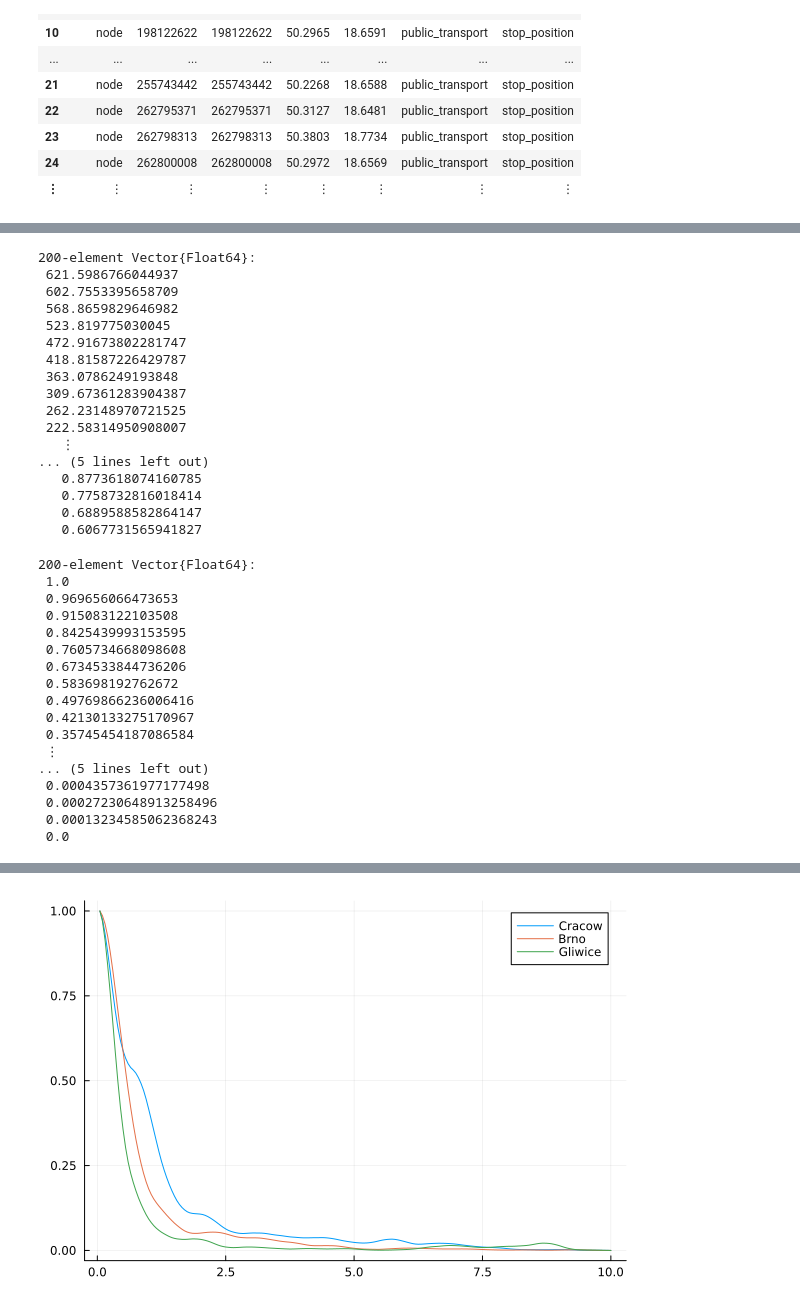
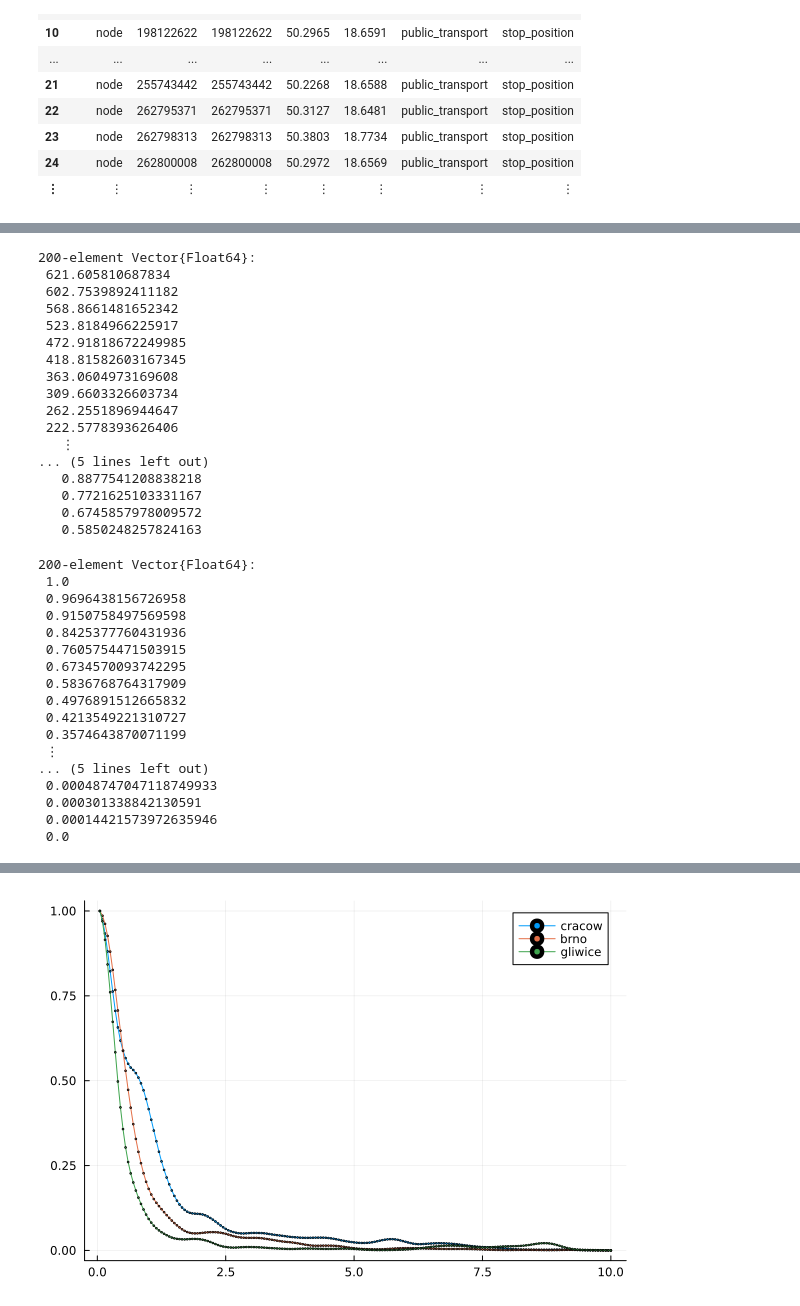
Before and after one commit to AdamKasinski/walkability_analyses, a Jupyter notebook: example.ipynb, the cells around one changed output, grey strips where cells are left out. Cells and saved outputs as stored; diff of their text form; code cells hidden in the pictures.

```diff
--- a/example.ipynb
+++ b/example.ipynb
@@ -18,0 +31,3 @@ download_data("Gliwice")
+# %%
+a = "123"
+string(a,".asd")
@@ -66,7 +83,7 @@ AttractivenessSpatIndex{AttractivenessMetaPOI, typeof(get_attractiveness_group)}
  15385 │ relation   16886436  11459302937  50.3089  18.6765  leisure
                                                 4 columns and 15370 rows omitted, LLA(50.29498751707507, 18.747678506181344, 0.0), [:education, :entertainment, :healthcare, :leisure, :parking, :restau ...
 # %%
-points_cracow = generate_sectors(200,50,center_cracow,100)
-points_brno = generate_sectors(200,50,center_brno,100)
-points_gliwice = generate_sectors(200,50,center_gliwice,100)
+points_cracow = generate_sectors(200,50,center_cracow,360)
+points_brno = generate_sectors(200,50,center_brno,360)
+points_gliwice = generate_sectors(200,50,center_gliwice,360)
 # %% [output]
@@ -94,22 +111,22 @@ attr_brno = calculate_attractiveness_of_sector(points_brno,ix_brno,attr)
 attr_gliwice = calculate_attractiveness_of_sector(points_gliwice,ix_gliwice,attr)
 # %% [output]
 200-element Vector{Float64}:
- 621.5986766044937
- 602.7553395658709
- 568.8659829646982
- 523.819775030045
- 472.91673802281747
- 418.81587226429787
- 363.0786249193848
- 309.67361283904387
- 262.23148970721525
- 222.58314950908007
+ 621.605810687834
+ 602.7539892411182
+ 568.8661481652342
+ 523.8184966225917
+ 472.91818672249985
+ 418.81582603167345
+ 363.0604973169608
+ 309.6603326603734
+ 262.2551896944647
+ 222.5778393626406
    ⋮
 ... (5 lines left out)
-   0.8773618074160785
-   0.7758732816018414
-   0.6889588582864147
-   0.6067731565941827
+   0.8877541208838218
+   0.7721625103331167
+   0.6745857978009572
+   0.5850248257824163
 # %%
 stand_cracow = min_max_scaling(attr_cracow)
 stand_brno = min_max_scaling(attr_brno)
@@ -117,20 +134,20 @@ stand_gliwice = min_max_scaling(attr_gliwice)
 # %% [output]
 200-element Vector{Float64}:
  1.0
- 0.969656066473653
- 0.915083122103508
- 0.8425439993153595
- 0.7605734668098608
- 0.6734533844736206
- 0.583698192762672
- 0.49769866236006416
- 0.42130133275170967
- 0.35745454187086584
+ 0.9696438156726958
+ 0.9150758497569598
+ 0.8425377760431936
+ 0.7605754471503915
+ 0.6734570093742295
+ 0.5836768764317909
+ 0.4976891512665832
+ 0.4213549221310727
+ 0.3574643870071199
  ⋮
 ... (5 lines left out)
- 0.0004357361977177498
- 0.00027230648913258496
- 0.00013234585062368243
+ 0.00048747047118749933
+ 0.000301338842130591
+ 0.00014421573972635946
  0.0
 # %%
 x_axis = [i*50 for i in 1:200]./1000
@@ -153,8 +170,11 @@ x_axis = [i*50 for i in 1:200]./1000
   9.95
  10.0
 # %%
-plot(x_axis,stand_cracow, label = "Cracow")#, marker=:circle)
-plot!(x_axis,stand_brno, label = "Brno")#, marker=:circle)
-plot!(x_axis,stand_gliwice, label = "Gliwice")#, marker=:circle)
+plotconfig = (marker=:circle, markersize=1)
+cities = [stand_cracow, stand_brno,stand_gliwice]
+labels = ["cracow" "brno" "gliwice"]
+plot(x_axis,cities, labels = labels; plotconfig...)
+#plot!(x_axis,stand_brno, label = "Brno"; plotconfig...)
+#plot!(x_axis,stand_gliwice, label = "Gliwice"; plotconfig...)
 # %% [output]
-[figure, old version]
+[figure, new version]
```
Also changed, not shown: parts of 7 cells of this notebook, 1 other file.
